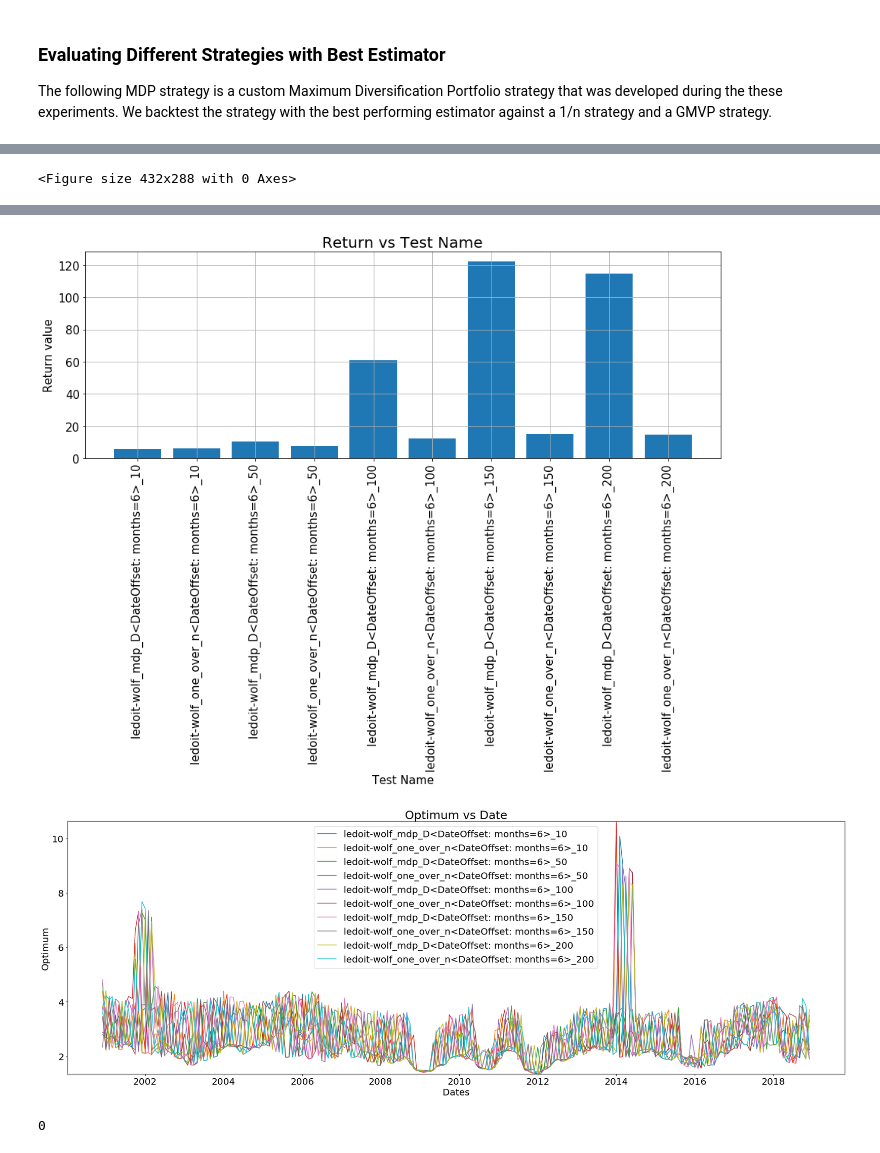
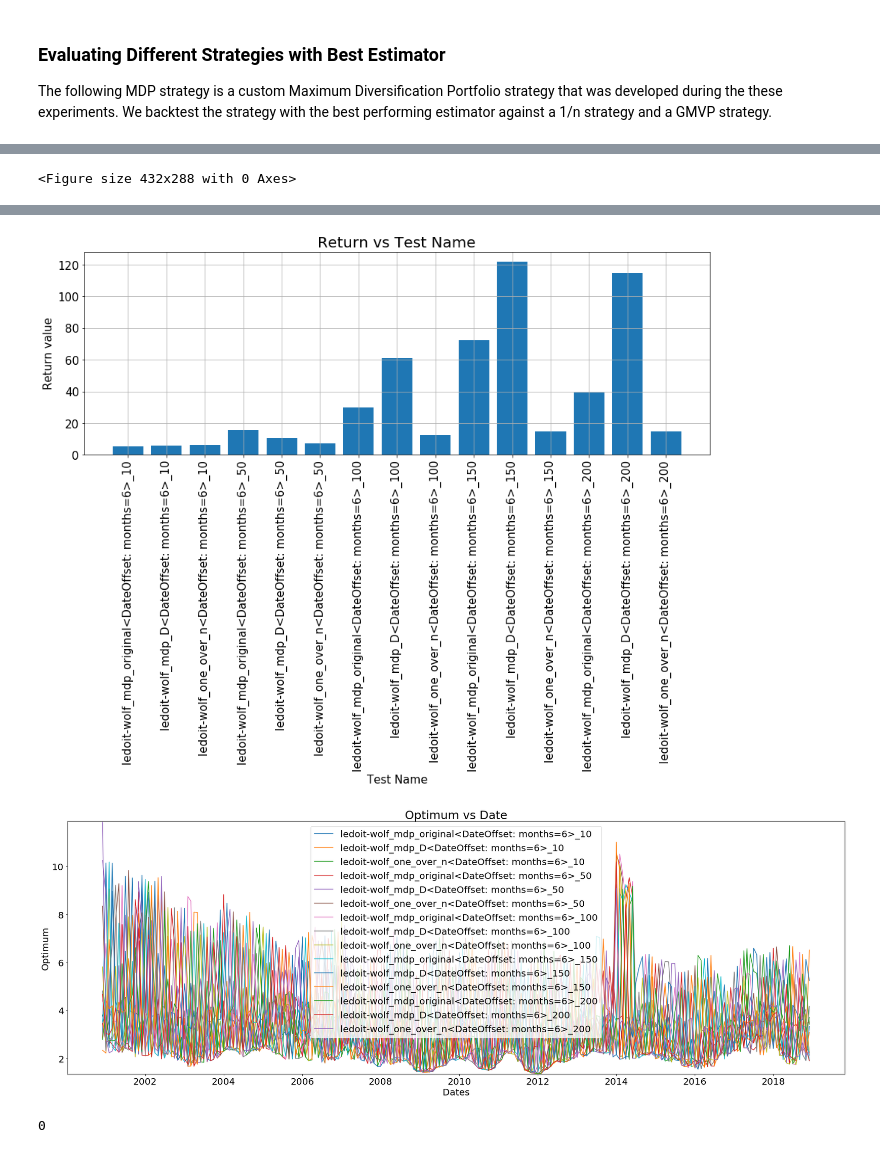
Before and after one commit to lmedeiro/portfolio_optimization_research, a Jupyter notebook: experiment_and_results.ipynb, the cells around one changed output, grey strips where cells are left out. Drawn from its saved outputs; the diff is of its cells as text; code cells hidden in the pictures.

Commit message:
Implemented original MDP procedure.

```diff
--- a/experiment_and_results.ipynb
+++ b/experiment_and_results.ipynb
@@ -119,7 +119,7 @@ RIE_gmvp<DateOffset: months=6>_200
 
 The following MDP strategy is a custom Maximum Diversification Portfolio strategy that was developed during the these experiments. We backtest the strategy with the best performing estimator against a 1/n strategy and a GMVP strategy.
 # %%
-weight_strategy_names = ['mdp_D', 'one_over_n']
+weight_strategy_names = ['mdp_original', 'mdp_D', 'one_over_n']
 
 covariance_methods = ['ledoit-wolf']
 number_of_assets = [10, 50, 100, 150, 200]
@@ -172,3 +172,3 @@ ledoit-wolf_one_over_n<DateOffset: months=6>_200
-[figure, old version]
+[figure, new version]
-[figure, old version]
+[figure, new version]
 0
```
Also changed, not shown: parts of 4 cells of this notebook, 2 other files.
